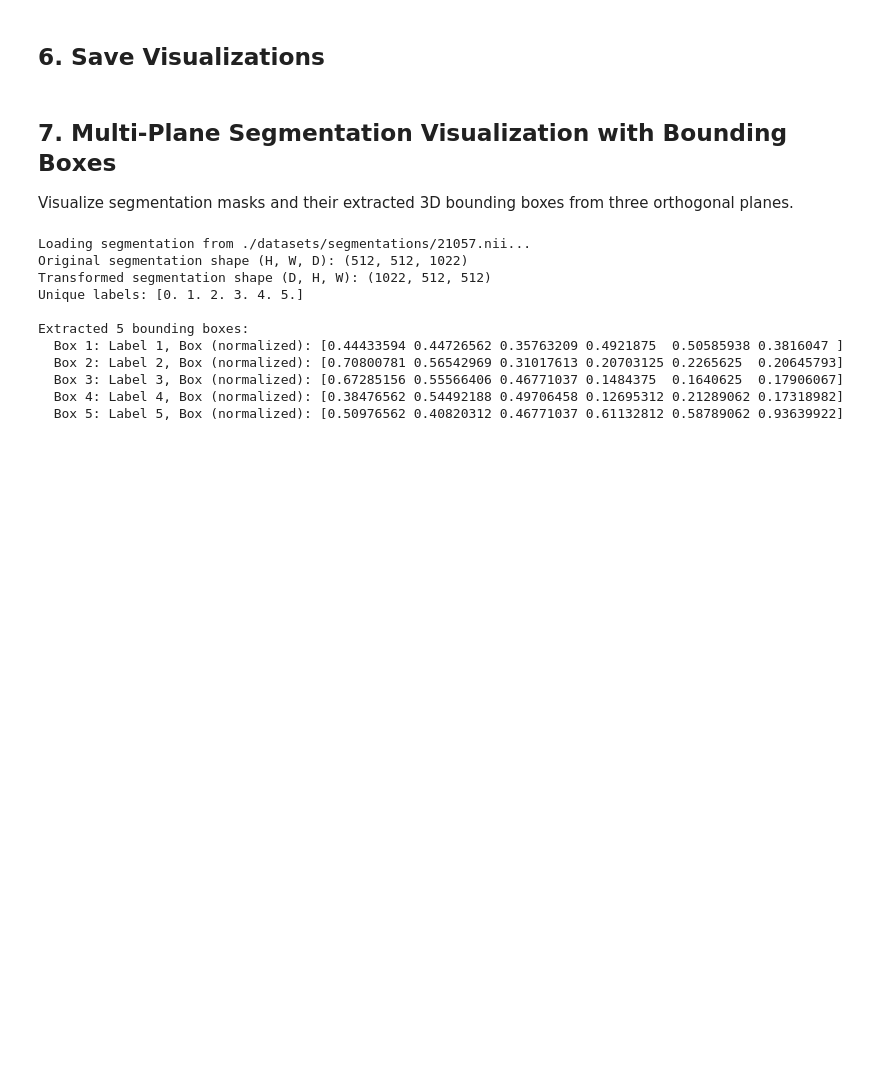
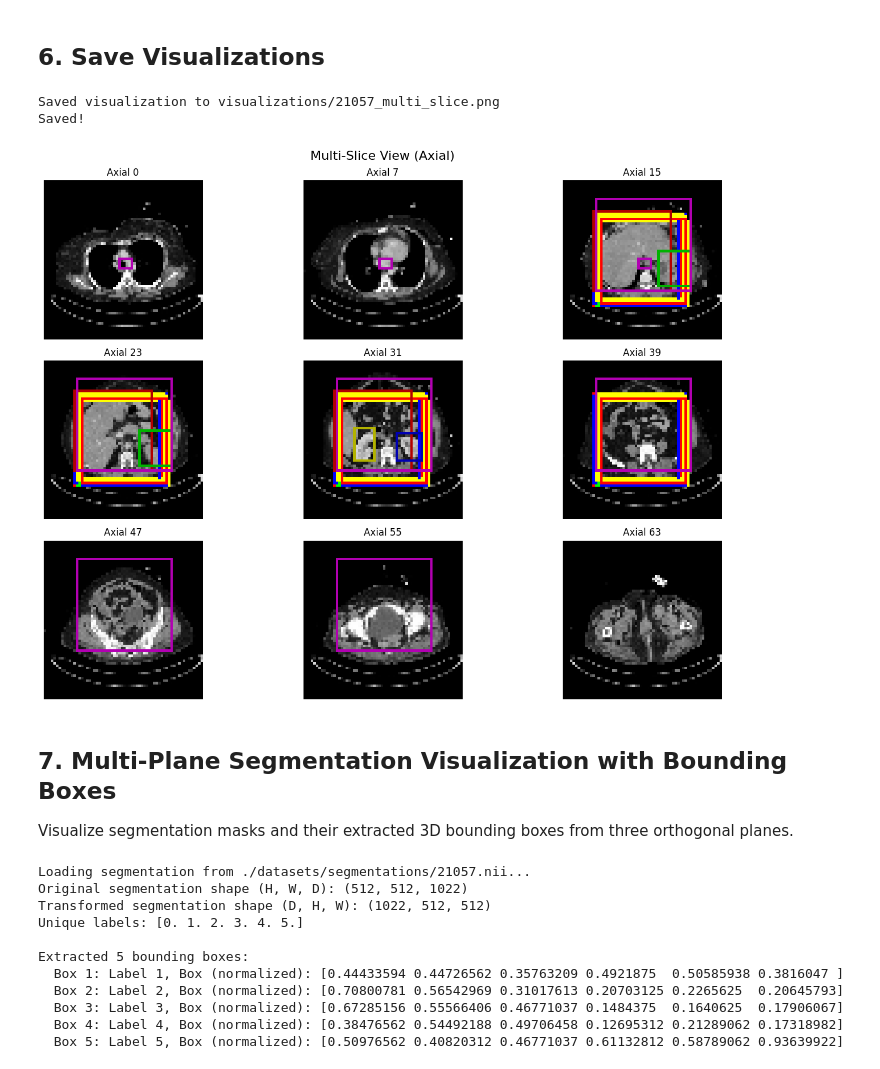
Before and after one commit to SiqiChen9/3d-grounding-dino, a Jupyter notebook: demo_visualization.ipynb, the cells around one changed output. Cells and saved outputs as stored; diff of their text form; code cells hidden in the pictures; blank space fills up the shorter version.

```diff
--- a/demo_visualization.ipynb
+++ b/demo_visualization.ipynb
@@ -21,7 +21,7 @@ from utils.visualization import (
 ## 1. Load Model and Dataset
 # %%
 # Configuration
-CHECKPOINT_PATH = 'checkpoints/model_final.pth'
+CHECKPOINT_PATH = 'checkpoints/model_best.pth'
 DATA_DIR = './datasets'
 SAMPLE_IDX = 0
 DEVICE = 'cuda' if torch.cuda.is_available() else 'cpu'
@@ -89,6 +107,6 @@ print("Inference complete!")
 # %%
 # Filter predictions by score threshold
-SCORE_THRESHOLD = 0.5
+SCORE_THRESHOLD = 0.6
 
 valid_mask = pred_scores >= SCORE_THRESHOLD
 pred_boxes_filtered = pred_boxes[valid_mask]
@@ -178,22 +222,26 @@ plt.show()
 # %%
 # Create output directory
 output_dir = Path('./visualizations')
 output_dir.mkdir(exist_ok=True)
 
 # Save multi-slice view
 fig = visualize_multi_slice(
     volume_np,
     pred_boxes=pred_boxes_filtered.tolist() if len(pred_boxes_filtered) > 0 else None,
     pred_labels=pred_labels_filtered.tolist() if len(pred_labels_filtered) > 0 else None,
     pred_scores=pred_scores_filtered.tolist() if len(pred_scores_filtered) > 0 else None,
     gt_boxes=gt_boxes.tolist(),
     gt_labels=gt_labels.tolist(),
     num_slices=9,
     score_threshold=SCORE_THRESHOLD
 )
 
-save_visualization(fig, str(output_dir / f"{study_id}_multi_slice.png"), dpi=200)
+save_visualization(fig, str(output_dir / f"{series_id}_multi_slice.png"), dpi=200)
 print("Saved!")
+# %% [output]
+Saved visualization to visualizations/21057_multi_slice.png
+Saved!
+[figure, added]
 # %% [markdown]
 ## 7. Multi-Plane Segmentation Visualization with Bounding Boxes
 
```
Also changed, not shown: parts of 11 cells of this notebook, 2 other files.
